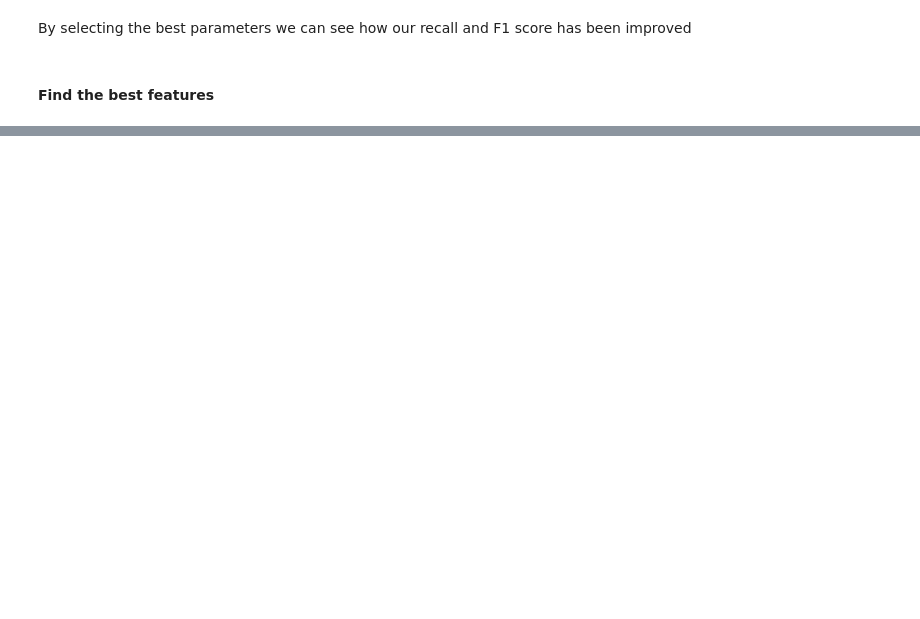
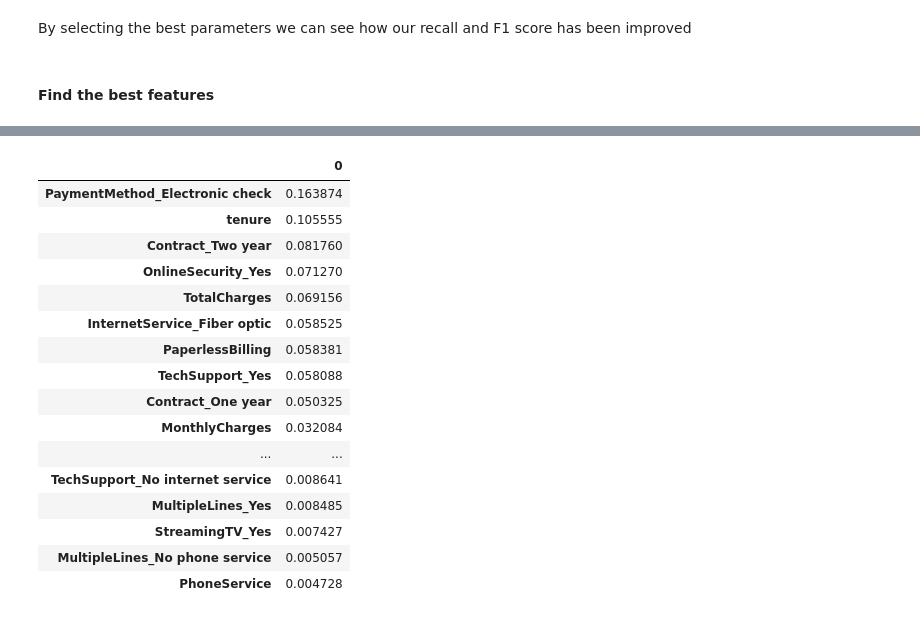
Before and after one commit to vshah24/Telecom-Customer-Churn-Prediciton-, a Jupyter notebook: Customer Churn Prediction.ipynb, the cells around one changed output, grey strips where cells are left out. Cells and saved outputs as stored; diff of their text form; code cells hidden in the pictures; blank space fills up the shorter version.

```diff
--- a/Customer Churn Prediction.ipynb
+++ b/Customer Churn Prediction.ipynb
@@ -850,0 +946,9 @@ rf_random.best_params_
+# %%
+r1=RandomForestClassifier(bootstrap=False, class_weight=None, criterion='gini',
+                       max_depth=10, max_features='auto', max_leaf_nodes=None,
+                       min_impurity_decrease=0.0, min_impurity_split=None,
+                       min_samples_leaf=1, min_samples_split=10,
+                       min_weight_fraction_leaf=0.0, n_estimators=850,
+                       n_jobs=None, oob_score=False, random_state=None,
+                       verbose=0, warm_start=False)
+r1.fit(X_train,y_train)
@@ -851,3 +963,23 @@ rf_random.best_params_
+# %%
+pd.DataFrame(r1.feature_importances_,index=df.columns.drop('Churn')).sort_values(by=0,ascending=False)
+# %% [output]
+|  | 0 |
+| PaymentMethod_Electronic check | 0.163874 |
+| tenure | 0.105555 |
+| Contract_Two year | 0.081760 |
+| OnlineSecurity_Yes | 0.071270 |
+| TotalCharges | 0.069156 |
+| InternetService_Fiber optic | 0.058525 |
+| PaperlessBilling | 0.058381 |
+| TechSupport_Yes | 0.058088 |
+| Contract_One year | 0.050325 |
+| MonthlyCharges | 0.032084 |
+| ... | ... |
+| TechSupport_No internet service | 0.008641 |
+| MultipleLines_Yes | 0.008485 |
+| StreamingTV_Yes | 0.007427 |
+| MultipleLines_No phone service | 0.005057 |
+| PhoneService | 0.004728 |
 # %%
 '''Just for Practice : Another way of visualizing'''
 
```
Also changed, not shown: parts of 64 cells of this notebook.
